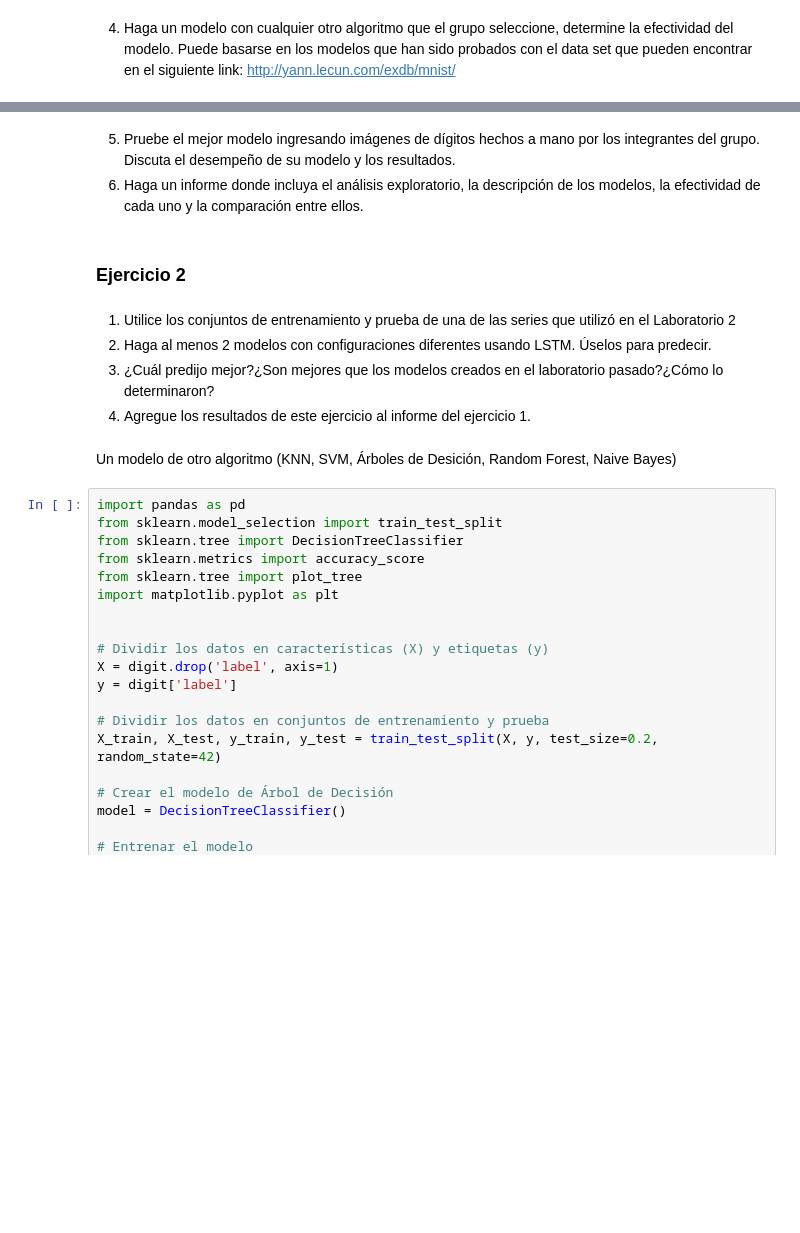
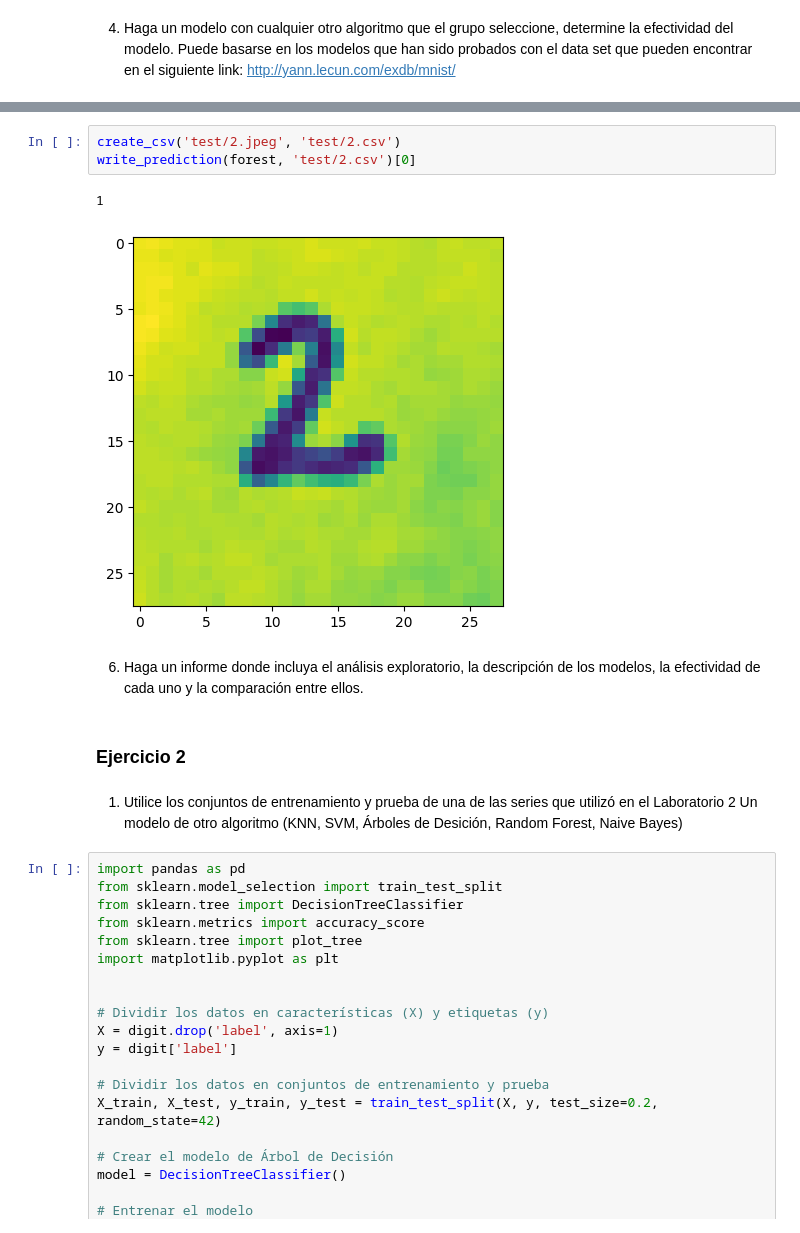
Before and after one commit to CristopherBarrios/Lab3-DeepLearning-DataScience, a Jupyter notebook: lab3.ipynb, the cells around one changed output, grey strips where cells are left out. Saved outputs shown, nothing was run; the diff lists cells and outputs as text; blank space fills up the shorter version.

```diff
--- a/lab3.ipynb
+++ b/lab3.ipynb
@@ -333,21 +400,17 @@ print("Precisión del modelo de RNA:", accuracy)
+# %%
+create_csv('test/2.jpeg', 'test/2.csv')
+write_prediction(forest, 'test/2.csv')[0]
+# %% [output]
+1
+[figure, added]
 # %% [markdown]
 
-
-5. Pruebe el mejor modelo ingresando imágenes de dígitos hechos a mano por los integrantes del
-grupo. Discuta el desempeño de su modelo y los resultados.
 6. Haga  un  informe  donde  incluya  el  análisis  exploratorio,  la  descripción  de  los  modelos,  la
 efectividad de cada uno y la comparación entre ellos.
 # %% [markdown]
 ### Ejercicio 2
-# %% [markdown]
-
-1. Utilice los conjuntos de entrenamiento y prueba de una de las series que utilizó en el Laboratorio
-2
-2. Haga al menos 2 modelos con configuraciones diferentes usando LSTM. Úselos para predecir.
-3. ¿Cuál predijo mejor?¿Son mejores que los modelos creados en el laboratorio pasado?¿Cómo lo
-determinaron?
-4. Agregue los resultados de este ejercicio al informe del ejercicio 1.
 # %% [markdown]
+1. Utilice los conjuntos de entrenamiento y prueba de una de las series que utilizó en el Laboratorio 2
 Un modelo de otro algoritmo (KNN, SVM, Árboles de Desición, Random Forest, Naive Bayes)
 # %%
 import pandas as pd
```
Also changed, not shown: parts of 16 cells of this notebook.
